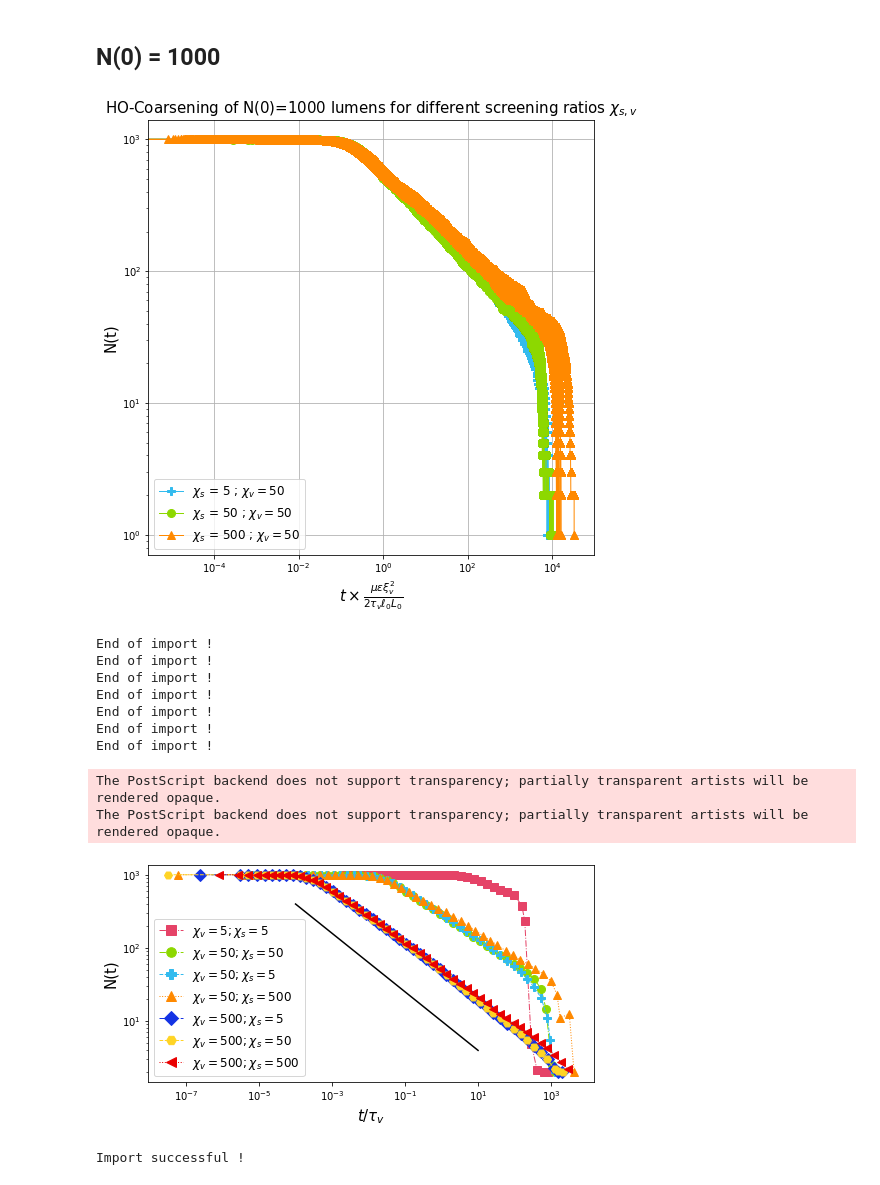
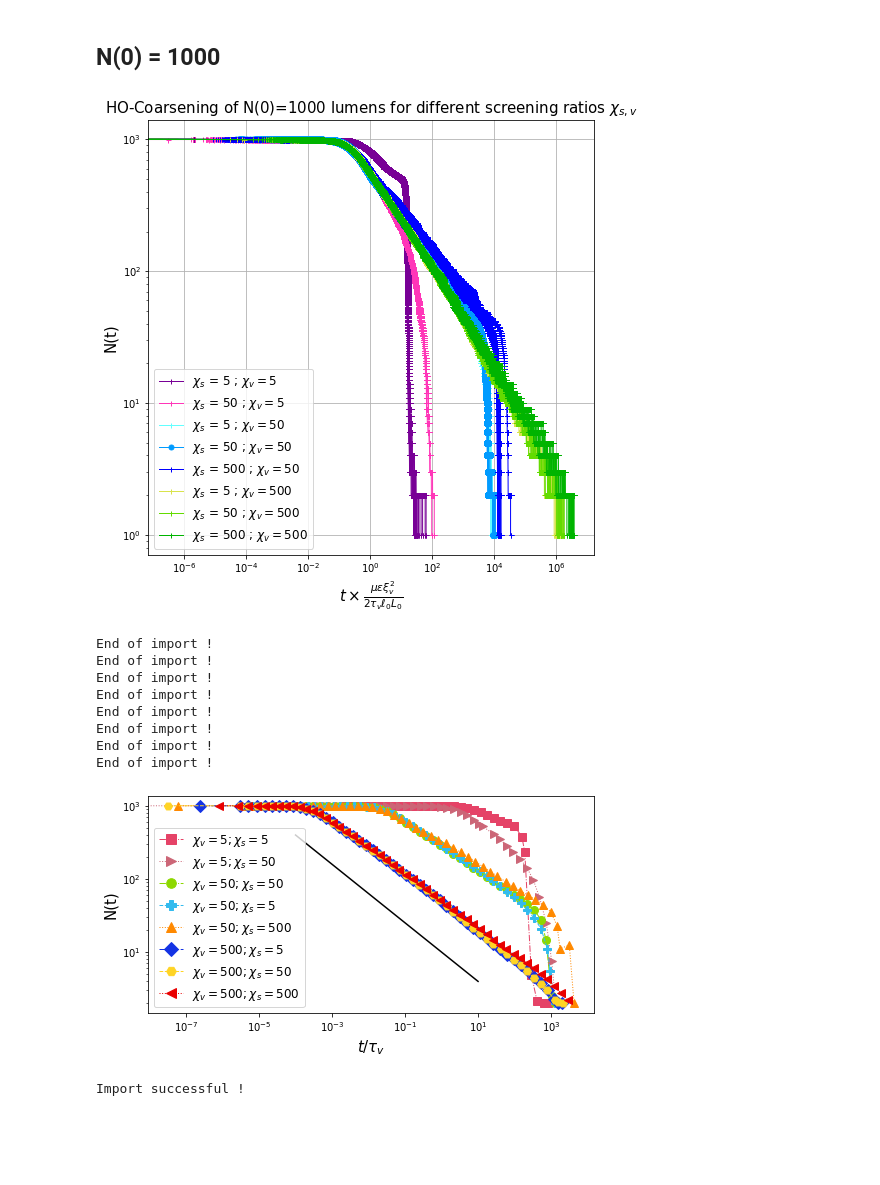
Before and after one commit to VirtualEmbryo/hydroosmotic_chain, a Jupyter notebook: _notebook/osmotic.ipynb, the cells around one changed output. Drawn from its saved outputs; the diff is of its cells as text; code cells hidden in the pictures; blank space fills up the shorter version.

```diff
--- a/_notebook/osmotic.ipynb
+++ b/_notebook/osmotic.ipynb
@@ -220,13 +220,13 @@ plt.yscale('log')
 # ===============================  chiv = 5.  ============================================
 # ========================================================================================
 
-chis5_chiv5 = 0
+chis5_chiv5 = 1
 if chis5_chiv5 :
     chis = 5
     chiv = 5
     Nt_list_N1000[(chis, chiv)] = plot_osmotic(chis, chiv, path_list_N1000, plot_param_list, Nt_list_N1000, rescale = rescale, scatter=scatter)
 
-chis50_chiv5 = 0
+chis50_chiv5 = 1
 if chis50_chiv5 :
     chis = 50
     chiv = 5
@@ -265,52 +265,52 @@ if chis500_chiv50 :
 # ===============================  chiv = 500.  ==========================================
 # ========================================================================================
 
-chis5_chiv500 = 0
+chis5_chiv500 = 1
 if chis5_chiv500 :
     chis = 5
     chiv = 500
     Nt_list_N1000[(chis, chiv)] = plot_osmotic(chis, chiv, path_list_N1000, plot_param_list, Nt_list_N1000, rescale = rescale, scatter=scatter)
 
-chis50_chiv500 = 0
+chis50_chiv500 = 1
 if chis50_chiv500 :
     chis = 50
     chiv = 500
     Nt_list_N1000[(chis, chiv)] = plot_osmotic(chis, chiv, path_list_N1000, plot_param_list, Nt_list_N1000, rescale = rescale, scatter=scatter)
 
-chis500_chiv500 = 0
+chis500_chiv500 = 1
 if chis500_chiv500 :
     chis = 500
     chiv = 500
     Nt_list_N1000[(chis, chiv)] = plot_osmotic(chis, chiv, path_list_N1000, plot_param_list, Nt_list_N1000, rescale = rescale, scatter=scatter)
 
 # ========================================================================================
 # ===============================   Power laws  ==========================================
 # ========================================================================================
 
 k1, a1 = 500, -1.
 t1 = np.logspace(0, 2, 101)
 #plt.plot(t1, k1*t1**a1, label = r'$t^{'+"{:2.2f}".format(a1)+'}$', linewidth=2, linestyle='--', color = 'k')
 
 k2, a2 = 20, -0.4
 t2 = np.logspace(-3, 3, 101)
 #plt.plot(t2, k2*t2**a2, label = r'$t^{'+"{:2.2f}".format(a2)+'}$', linewidth=2, linestyle='-.', color = 'k')
 
 plt.legend(fontsize=12, loc=3)
 
 if rescale :
     plt.xlabel(r'$t \times \frac{\mu \epsilon \xi_v^2}{2\tau_v \ell_0 L_0}$', fontsize=15)
 else :
     plt.xlabel('Time [s]', fontsize=15)
 plt.ylabel('N(t)', fontsize=15)
 
 #plt.xlim(1e-6, 1e4)
 #plt.ylim(0.5, 1200)
 plt.title(r'HO-Coarsening of N(0)=1000 lumens for different screening ratios $\chi_{s,v}$', fontsize=15)
 plt.grid()
 #plt.savefig('/Users/mathieuleverge/Documents/cavidoc/hydroosmotic/chains.eps', format='eps')
 plt.show()
 # %% [output]
-[figure, old version]
+[figure, new version]
 # %%
 def gen_log_times(tmin, tmax, npts) :
     return np.logspace(np.log10(tmin), np.log10(tmax), npts)
@@ -380,6 +380,10 @@ nsim=20
 
 # ===================
 chis, chiv = 5, 5
+plot_conf(chis, chiv, Nt=Nt_list_N1000, wmin=-6, wmax=3, rescaled=rescaled, ell0=10, L0=1, tau=1, show_sim=False)
+
+# ===================
+chis, chiv = 50, 5
 plot_conf(chis, chiv, Nt=Nt_list_N1000, wmin=-6, wmax=3, rescaled=rescaled, ell0=10, L0=1, tau=1, show_sim=False)
 
 # ===================
@@ -421,12 +425,12 @@ if rescaled :
     k, a = 300, -0.4
     t = np.logspace(0.5, 5, 101)
     plt.plot(t, k*t**a, color = 'k')
-    plt.savefig('/Users/mathieuleverge/git/chain_lumen/_notebook/figures/HO_coarsening_rescaled.eps', format='eps')
+    #plt.savefig('/Users/mathieuleverge/git/chain_lumen/_notebook/figures/HO_coarsening_rescaled.eps', format='eps')
 else :
     k, a = 10, -0.4
     t = np.logspace(-4, 1, 101)
     plt.plot(t, k*t**a, color = 'k')
-    plt.savefig('/Users/mathieuleverge/git/chain_lumen/_notebook/figures/HO_coarsening.eps', format='eps')
+    #plt.savefig('/Users/mathieuleverge/git/chain_lumen/_notebook/figures/HO_coarsening.eps', format='eps')
 
 
 plt.show()
@@ -438,9 +442,8 @@ End of import !
 End of import !
 End of import !
 End of import !
+End of import !
-The PostScript backend does not support transparency; partially transparent artists will be rendered opaque.
-The PostScript backend does not support transparency; partially transparent artists will be rendered opaque.
-[figure, old version]
+[figure, new version]
 # %%
 subdir='example/run0000'
 conf, ch = chain.load_config(os.path.join(main_dir, subdir, 'config.conf'))
```
Also changed, not shown: parts of 1 cell of this notebook, 26 other files.
